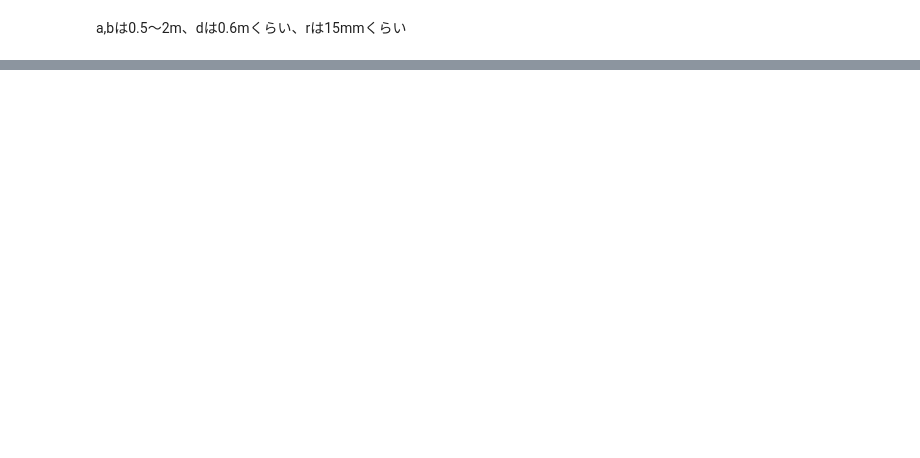
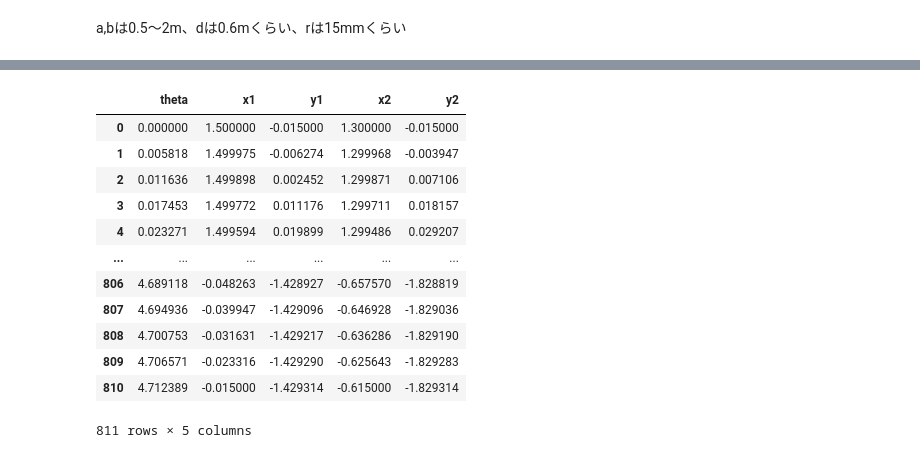
Before and after one commit to maech13/jupyter-notebooks, a Jupyter notebook: solve-two-nonlinear-equations-with-newton-method.ipynb, the cells around one changed output, grey strips where cells are left out. Cells and saved outputs as stored; diff of their text form; code cells hidden in the pictures; blank space fills up the shorter version.

```diff
--- a/solve-two-nonlinear-equations-with-newton-method.ipynb
+++ b/solve-two-nonlinear-equations-with-newton-method.ipynb
@@ -104,2 +7,8 @@ plt.show()
 # %% [markdown]
 a,bは0.5～2m、dは0.6mくらい、rは15mmくらい
+# %%
+# const
+r = 0.015
+d = 0.6
+a = 1.5
+b = 1.9
@@ -105,0 +26,35 @@ a,bは0.5～2m、dは0.6mくらい、rは15mmくらい
+# %%
+df = pd.DataFrame()
+# theta [rad]
+dt = np.pi / (180*3)
+df['theta'] = np.arange(0, 1.5*np.pi + dt, dt)
+# x1, y1
+f1 = terminal_trajectory(df.theta, r, a, 0)
+df['x1'] = f1[0]
+df['y1'] = f1[1]
+# x2, y2
+f2 = terminal_trajectory(df.theta, r, b, d)
+df['x2'] = f2[0]
+df['y2'] = f2[1]
+# check
+fig = plt.figure()
+ax1 = fig.add_subplot(111)
+ax1.set_aspect('equal')
+ax1.scatter(df.x1, df.y1, s=1, c='orange', label='Encoder 1')
+ax1.scatter(df.x2, df.y2, s=1, c='deepskyblue', label='Encoder 2')
+ax1.set_xlabel('x')
+ax1.set_ylabel('y')
+comment = "a = %s [m]\nb = %s [m]\nd = %s [m]\nr = %s [m]" % (a, b, d, r)
+ax1.text(0, 0, comment, size=9, c="black")
+ax1.legend(bbox_to_anchor=(1, 1), loc='upper right', borderaxespad=1, fontsize=9)
+#fig.savefig("a=%s[m]b=%s[m]d=%s[m]r=%s[m].png" % (a, b, d, r))
+
+#ax2 = fig.add_subplot(312)
+#ax2.set_aspect('equal')
+#ax2.scatter(df.theta, df.x1 - df.x2, s=1, c='orange', label='fx')
+#ax2.scatter(df.theta, df.y1 - df.y2, s=1, c='purple', label='fy')
+#ax2.set_xlabel('theta')
+#ax2.set_ylabel('fx, fy')
+
+
+plt.show()
@@ -105,0 +64,16 @@ a,bは0.5～2m、dは0.6mくらい、rは15mmくらい
+# %%
+df
+# %% [output]
+|  | theta | x1 | y1 | x2 | y2 |
+| 0 | 0.000000 | 1.500000 | -0.015000 | 1.300000 | -0.015000 |
+| 1 | 0.005818 | 1.499975 | -0.006274 | 1.299968 | -0.003947 |
+| 2 | 0.011636 | 1.499898 | 0.002452 | 1.299871 | 0.007106 |
+| 3 | 0.017453 | 1.499772 | 0.011176 | 1.299711 | 0.018157 |
+| 4 | 0.023271 | 1.499594 | 0.019899 | 1.299486 | 0.029207 |
+| ... | ... | ... | ... | ... | ... |
+| 806 | 4.689118 | -0.048263 | -1.428927 | -0.657570 | -1.828819 |
+| 807 | 4.694936 | -0.039947 | -1.429096 | -0.646928 | -1.829036 |
+| 808 | 4.700753 | -0.031631 | -1.429217 | -0.636286 | -1.829190 |
+| 809 | 4.706571 | -0.023316 | -1.429290 | -0.625643 | -1.829283 |
+| 810 | 4.712389 | -0.015000 | -1.429314 | -0.615000 | -1.829314 |
+811 rows × 5 columns
```
Also changed, not shown: parts of 10 cells of this notebook.
